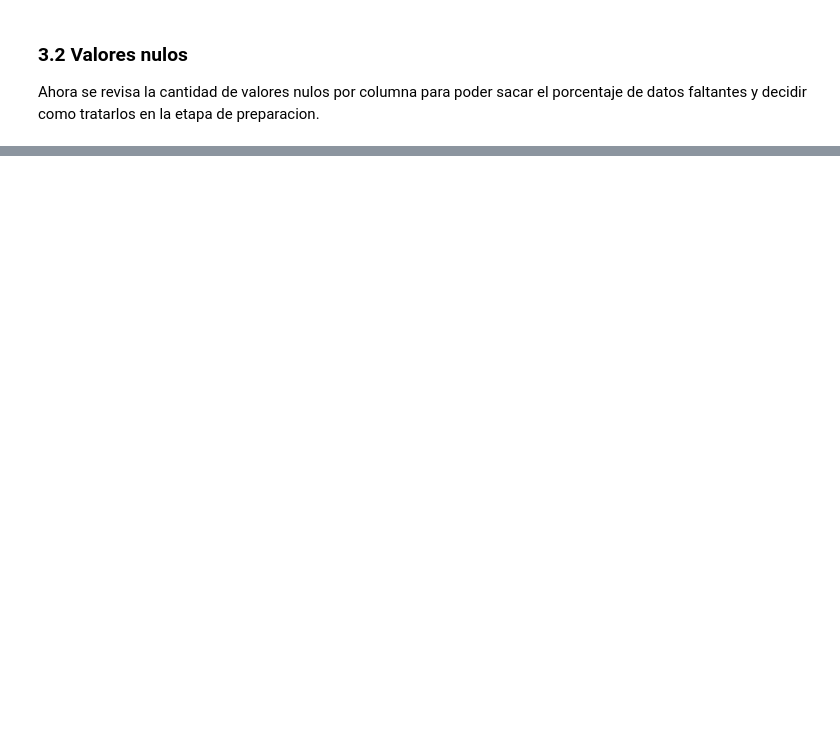
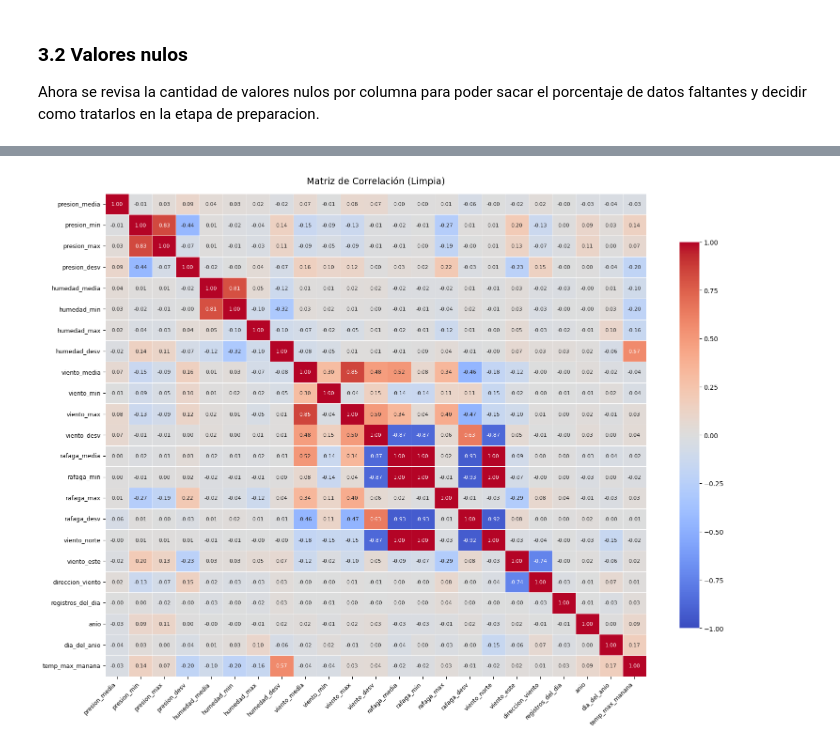
Before and after one commit to DanielEPardo/Lab1-ML, a Jupyter notebook: Laboratorio 1 - Exploración, preparación y regresión lineal.ipynb, the cells around one changed output, grey strips where cells are left out. Cells and saved outputs as stored; diff of their text form; code cells hidden in the pictures; blank space fills up the shorter version.

```diff
--- a/Laboratorio 1 - Exploración, preparación y regresión lineal.ipynb
+++ b/Laboratorio 1 - Exploración, preparación y regresión lineal.ipynb
@@ -156,0 +289,21 @@ Por ultimo se detecta que las columnas mes y estacion_anio son inconsistentes co
+# %%
+data_numbers = data.select_dtypes(include=[np.number])
+plt.figure(figsize=(16, 12))
+sns.heatmap(
+    data_numbers.corr(),
+    annot=True,
+    fmt=".2f",
+    cmap="coolwarm",
+    vmin=-1, vmax=1,
+    linewidths=0.5,
+    annot_kws={"size": 8},
+    cbar_kws={"shrink": 0.8}
+)
+
+plt.title("Matriz de Correlación (Limpia)", fontsize=14, pad=15)
+plt.xticks(rotation=45, ha='right', fontsize=9)
+plt.yticks(fontsize=9)
+plt.tight_layout()
+plt.show()
+# %% [output]
+[figure, added]
```
Also changed, not shown: parts of 34 cells of this notebook.
